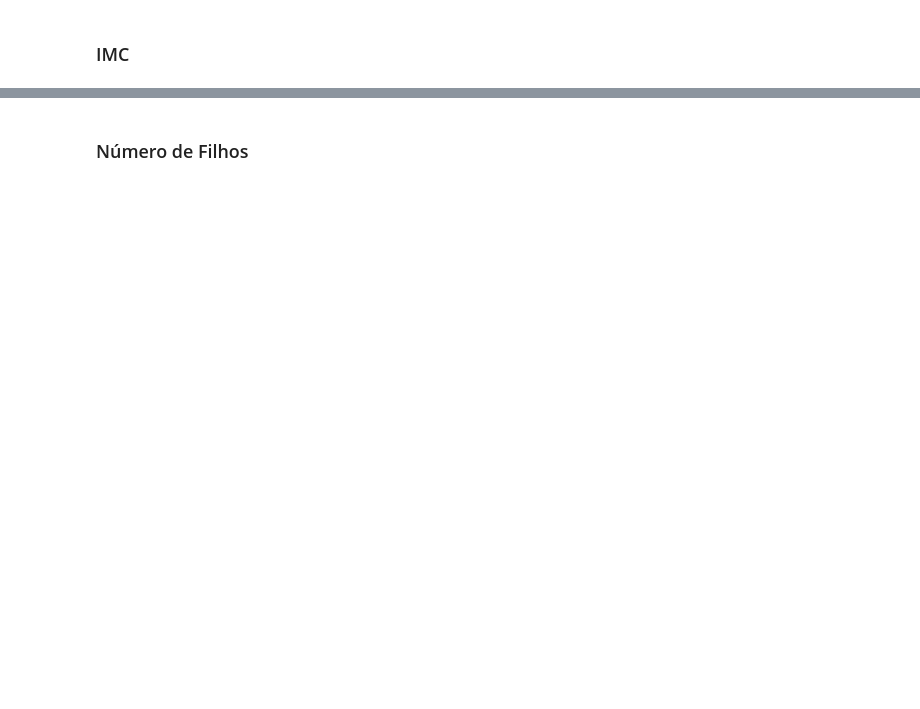
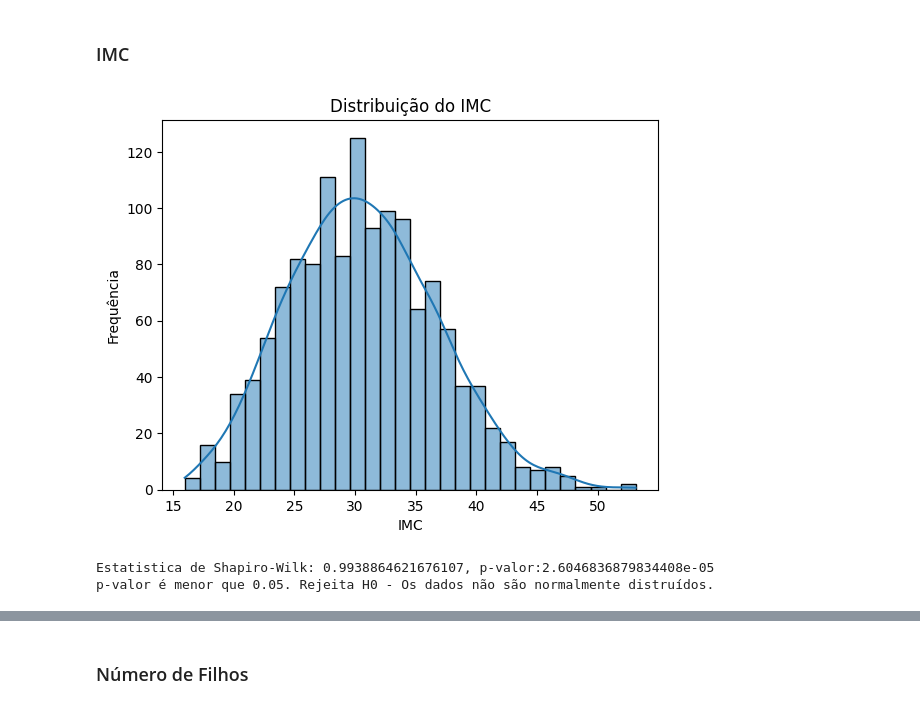
Before and after one commit to YumiiOnoue/predicao_custos_medicos, a Jupyter notebook: predicao_custos_medicos.ipynb, the cells around one changed output, grey strips where cells are left out. Cells and saved outputs as stored; diff of their text form; code cells hidden in the pictures; blank space fills up the shorter version.

```diff
--- a/predicao_custos_medicos.ipynb
+++ b/predicao_custos_medicos.ipynb
@@ -80,13 +151,23 @@ plt.show()
 # %% [markdown]
 ### IMC
 # %%
-sns.histplot(df['bmi'], bins=30, color='green')
+sns.histplot(df['bmi'], bins=30, kde=True)
 plt.title('Distribuição do IMC')
 plt.xlabel('IMC')
 plt.ylabel('Frequência')
 plt.show()
+# %% [output]
+[figure, added]
 # %%
 # Verificando se IMC possui distribuição normal
 stat_sw, p_sw = stats.shapiro(df['bmi'])
 print(f'Estatistica de Shapiro-Wilk: {stat_sw}, p-valor:{p_sw}')
+
+if p_sw <= 0.05:
+    print("p-valor é menor que 0.05. Rejeita H0 - Os dados não são normalmente distruídos.")
+else:
+    print("p-valor é maior que 0.05. Não Rejeita H0 - Não há evidencia suficiente para dizer que os dados não são normais.")
+# %% [output]
+Estatistica de Shapiro-Wilk: 0.9938864621676107, p-valor:2.6046836879834408e-05
+p-valor é menor que 0.05. Rejeita H0 - Os dados não são normalmente distruídos.
 # %%
```
Also changed, not shown: parts of 55 cells of this notebook.
